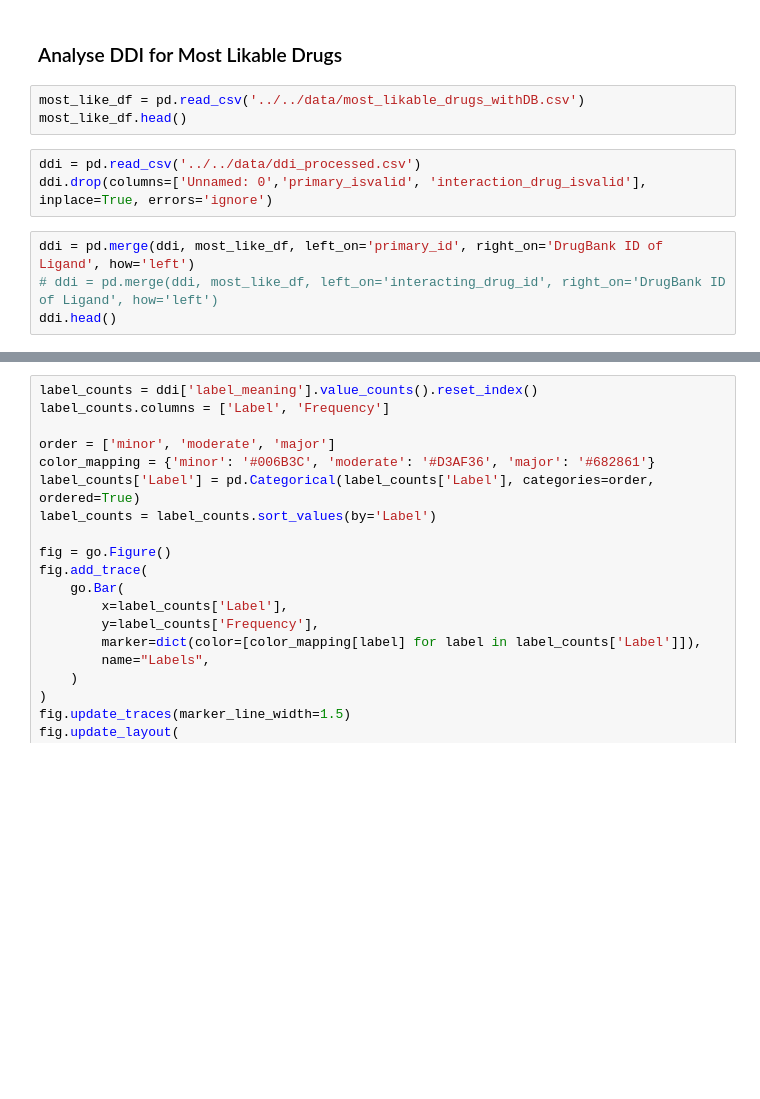
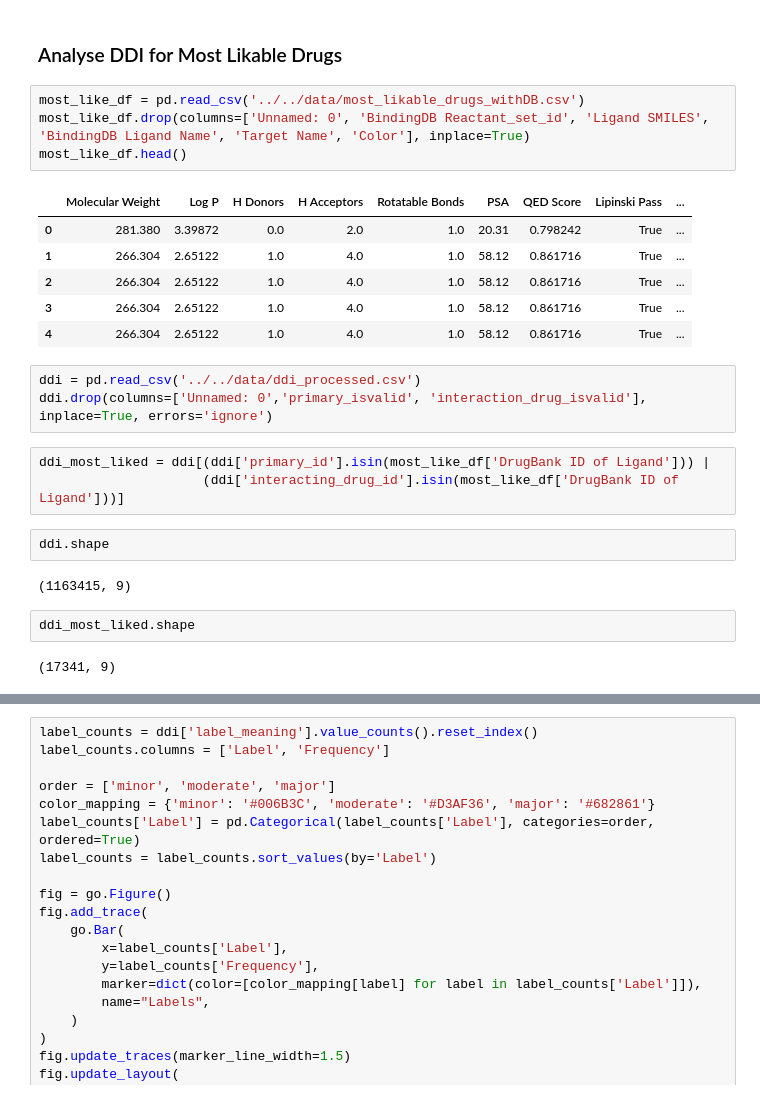
Before and after one commit to epfl-ada/ada-2024-project-hotada, a Jupyter notebook: src/utils/ddi_prediction.ipynb, the cells around one changed output, grey strips where cells are left out. Cells and saved outputs as stored; diff of their text form; blank space fills up the shorter version.

```diff
--- a/src/utils/ddi_prediction.ipynb
+++ b/src/utils/ddi_prediction.ipynb
@@ -1114,11 +1114,26 @@ fig.show()
 ### Analyse DDI for Most Likable Drugs
 # %%
 most_like_df = pd.read_csv('../../data/most_likable_drugs_withDB.csv')
+most_like_df.drop(columns=['Unnamed: 0', 'BindingDB Reactant_set_id', 'Ligand SMILES', 'BindingDB Ligand Name', 'Target Name', 'Color'], inplace=True)
 most_like_df.head()
+# %% [output]
+|  | Molecular Weight | Log P | H Donors | H Acceptors | Rotatable Bonds | PSA | QED Score | Lipinski Pass | ... |
+| 0 | 281.380 | 3.39872 | 0.0 | 2.0 | 1.0 | 20.31 | 0.798242 | True | ... |
+| 1 | 266.304 | 2.65122 | 1.0 | 4.0 | 1.0 | 58.12 | 0.861716 | True | ... |
+| 2 | 266.304 | 2.65122 | 1.0 | 4.0 | 1.0 | 58.12 | 0.861716 | True | ... |
+| 3 | 266.304 | 2.65122 | 1.0 | 4.0 | 1.0 | 58.12 | 0.861716 | True | ... |
+| 4 | 266.304 | 2.65122 | 1.0 | 4.0 | 1.0 | 58.12 | 0.861716 | True | ... |
 # %%
 ddi = pd.read_csv('../../data/ddi_processed.csv')
 ddi.drop(columns=['Unnamed: 0','primary_isvalid', 'interaction_drug_isvalid'], inplace=True, errors='ignore')
 # %%
-ddi = pd.merge(ddi, most_like_df, left_on='primary_id', right_on='DrugBank ID of Ligand', how='left')
-# ddi = pd.merge(ddi, most_like_df, left_on='interacting_drug_id', right_on='DrugBank ID of Ligand', how='left')
-ddi.head()
+ddi_most_liked = ddi[(ddi['primary_id'].isin(most_like_df['DrugBank ID of Ligand'])) |
+                     (ddi['interacting_drug_id'].isin(most_like_df['DrugBank ID of Ligand']))]
+# %%
+ddi.shape
+# %% [output]
+(1163415, 9)
+# %%
+ddi_most_liked.shape
+# %% [output]
+(17341, 9)
```
Also changed, not shown: parts of 2 cells of this notebook.
